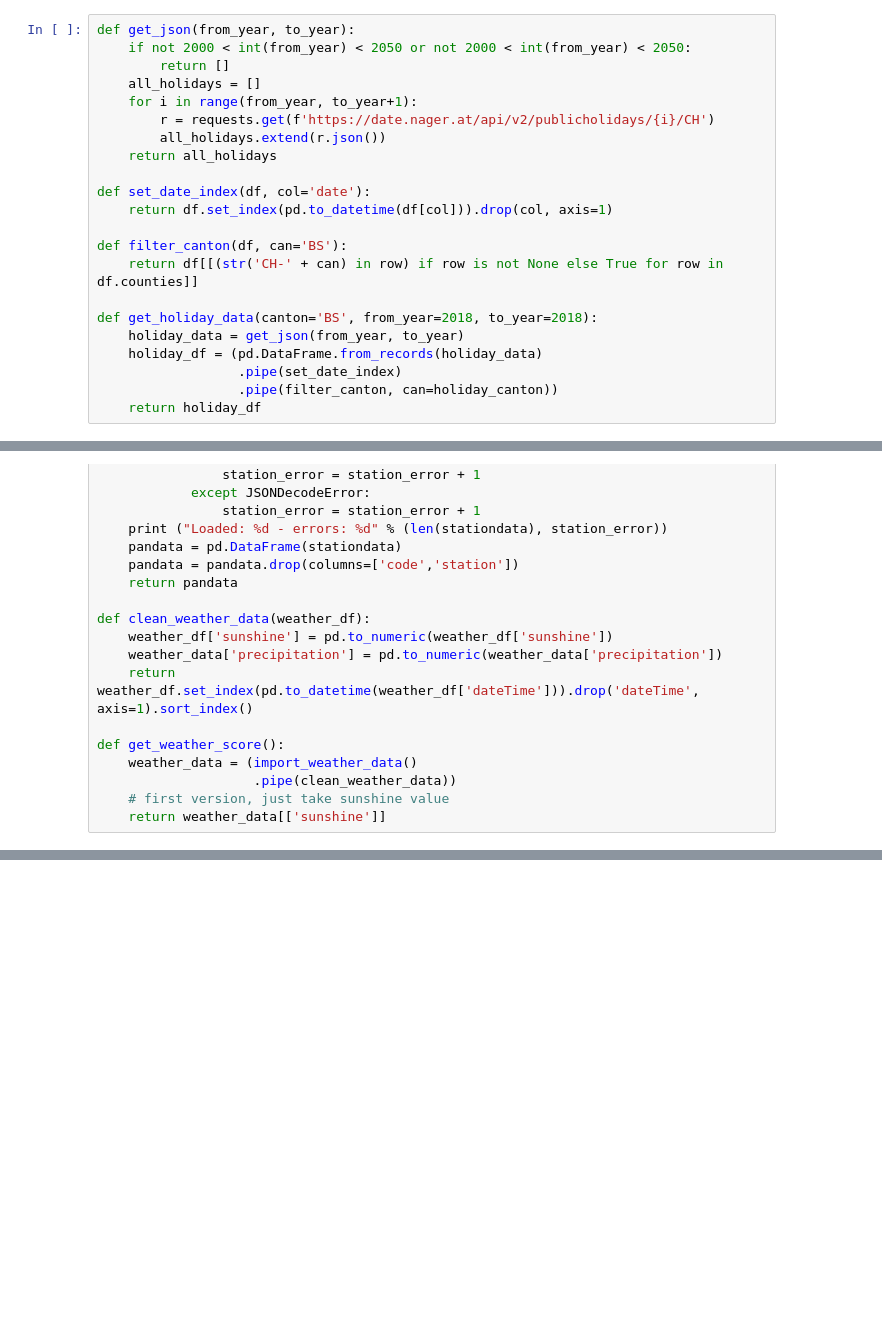
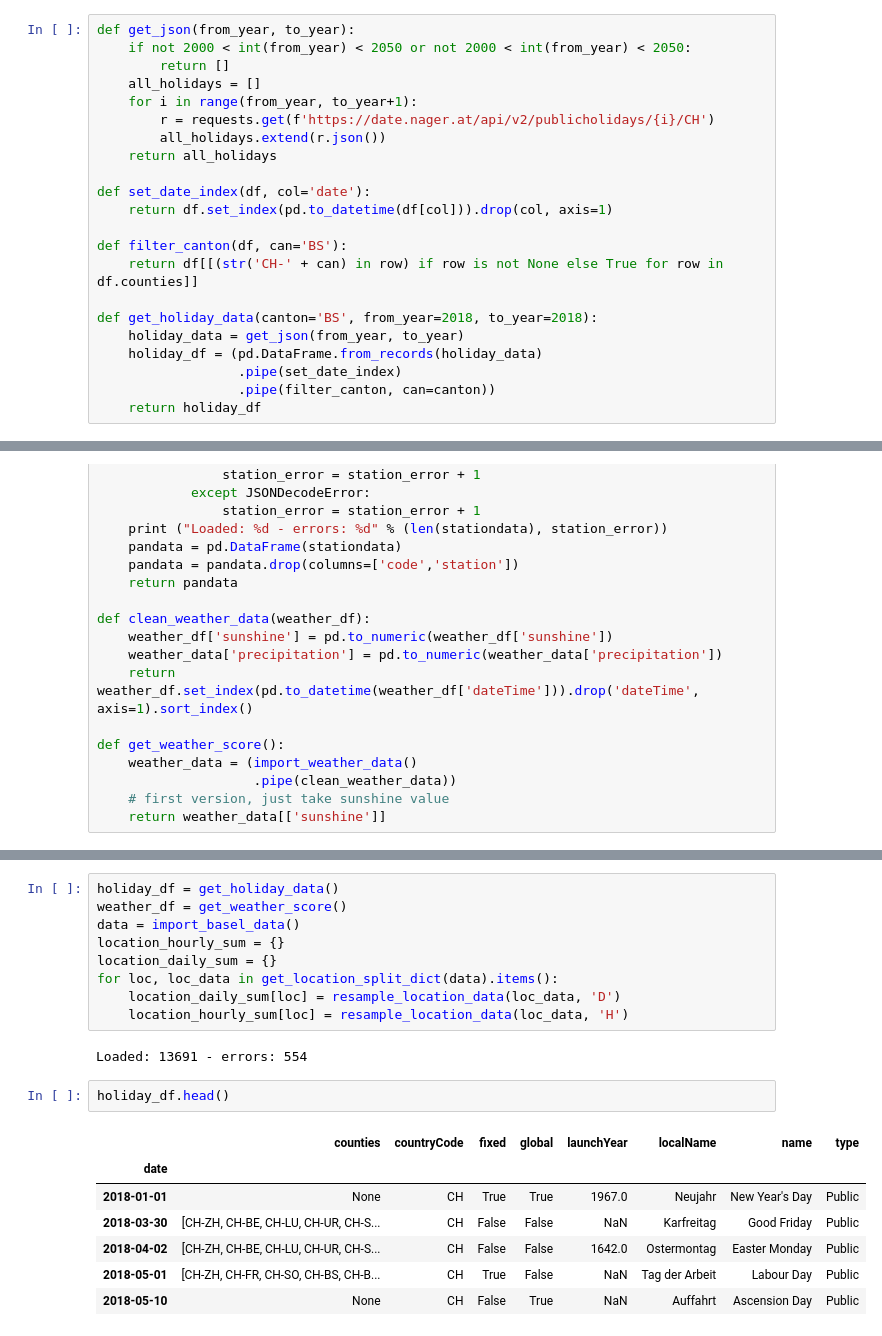
Before and after one commit to 1b15/walk-flow, a Jupyter notebook: data_analysis.ipynb, the cells around one changed output, grey strips where cells are left out. Drawn from its saved outputs; the diff is of its cells as text; blank space fills up the shorter version.

```diff
--- a/data_analysis.ipynb
+++ b/data_analysis.ipynb
@@ -23,7 +23,7 @@ def get_holiday_data(canton='BS', from_year=2018, to_year=2018):
     holiday_data = get_json(from_year, to_year)
     holiday_df = (pd.DataFrame.from_records(holiday_data)
                   .pipe(set_date_index)
-                  .pipe(filter_canton, can=holiday_canton))
+                  .pipe(filter_canton, can=canton))
     return holiday_df
 # %%
 # 105: Basel
@@ -60,0 +94,21 @@ def get_weather_score():
+# %%
+holiday_df = get_holiday_data()
+weather_df = get_weather_score()
+data = import_basel_data()
+location_hourly_sum = {}
+location_daily_sum = {}
+for loc, loc_data in get_location_split_dict(data).items():
+    location_daily_sum[loc] = resample_location_data(loc_data, 'D')
+    location_hourly_sum[loc] = resample_location_data(loc_data, 'H')
+# %% [output]
+Loaded: 13691 - errors: 554
+# %%
+holiday_df.head()
+# %% [output]
+|  | counties | countryCode | fixed | global | launchYear | localName | name | type |
+| date |  |  |  |  |  |  |  |  |
+| 2018-01-01 | None | CH | True | True | 1967.0 | Neujahr | New Year's Day | Public |
+| 2018-03-30 | [CH-ZH, CH-BE, CH-LU, CH-UR, CH-S... | CH | False | False | NaN | Karfreitag | Good Friday | Public |
+| 2018-04-02 | [CH-ZH, CH-BE, CH-LU, CH-UR, CH-S... | CH | False | False | 1642.0 | Ostermontag | Easter Monday | Public |
+| 2018-05-01 | [CH-ZH, CH-FR, CH-SO, CH-BS, CH-B... | CH | True | False | NaN | Tag der Arbeit | Labour Day | Public |
+| 2018-05-10 | None | CH | False | True | NaN | Auffahrt | Ascension Day | Public |
```
Also changed, not shown: parts of 2 cells of this notebook, 2 other files.
